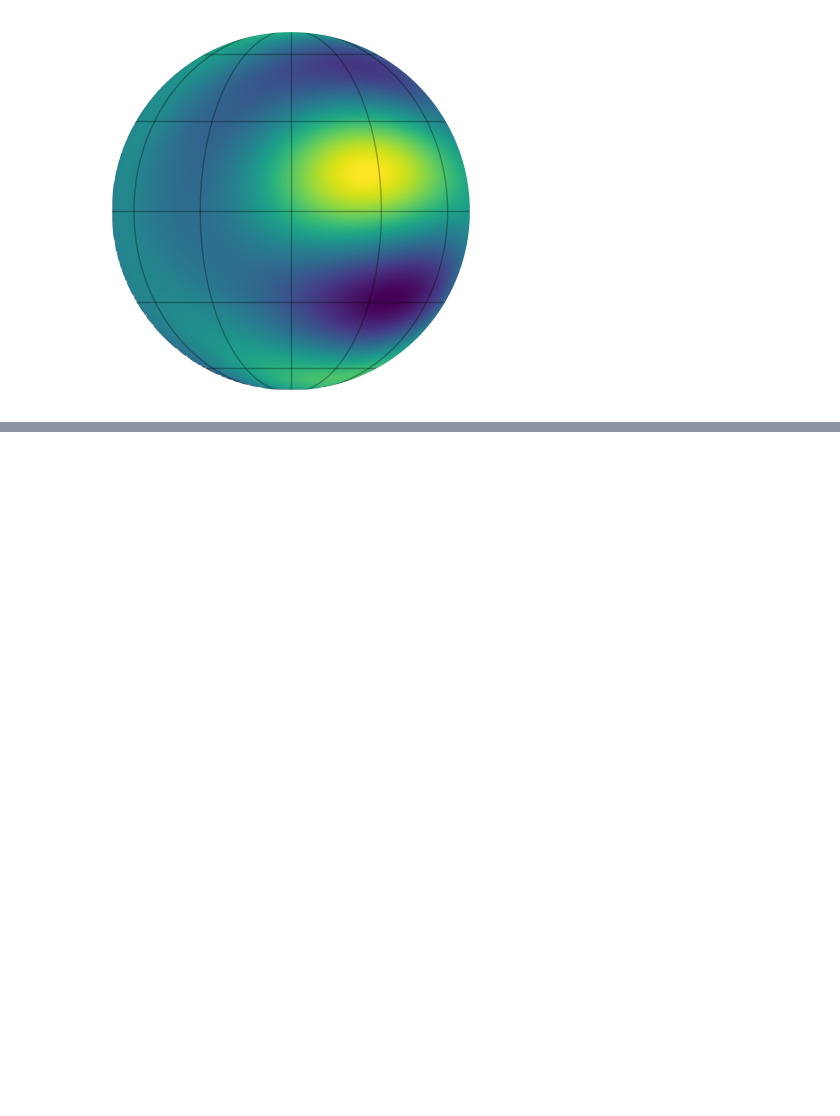
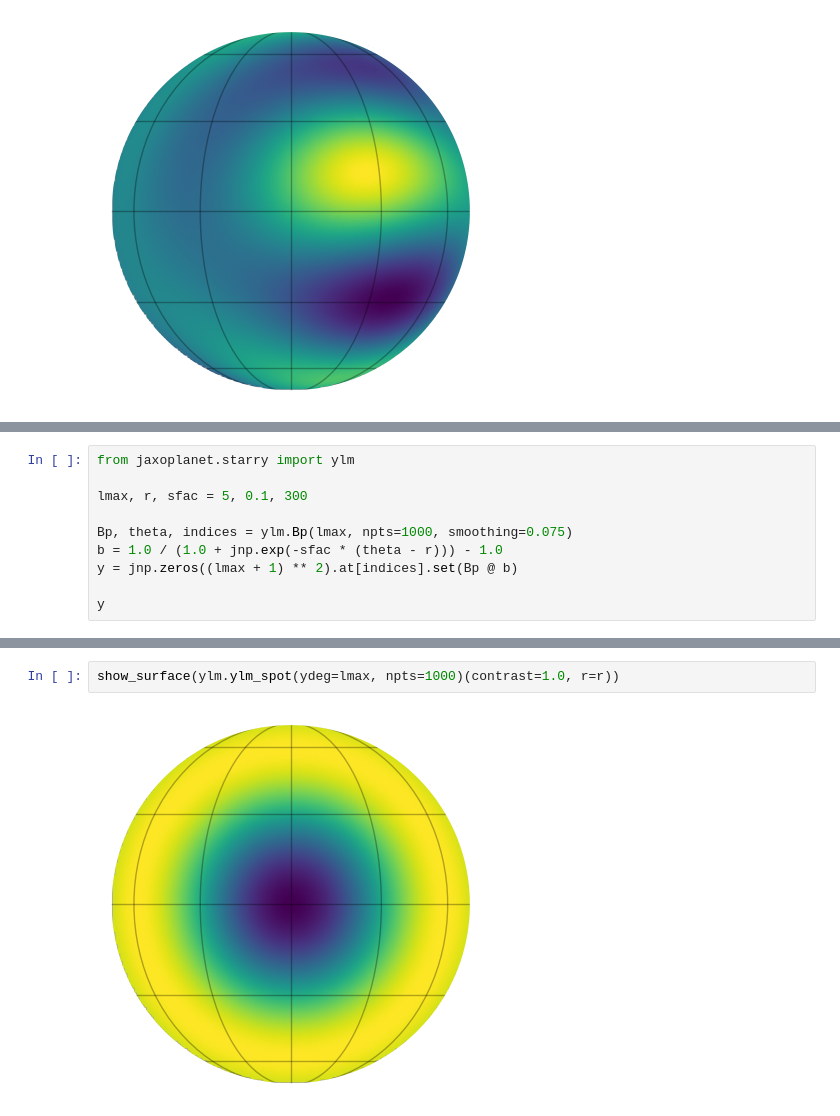
Before and after one commit to farr/StarryStarryProcessJaxoplanet, a Jupyter notebook: tests.ipynb, the cells around one changed output, grey strips where cells are left out. Drawn from its saved outputs; the diff is of its cells as text; blank space fills up the shorter version.

```diff
--- a/tests.ipynb
+++ b/tests.ipynb
@@ -139,0 +150,10 @@ Array([-3.9339066e-06,  0.0000000e+00,  0.0000000e+00,  0.0000000e+00,
+# %%
+from jaxoplanet.starry import ylm
+
+lmax, r, sfac = 5, 0.1, 300
+
+Bp, theta, indices = ylm.Bp(lmax, npts=1000, smoothing=0.075)
+b = 1.0 / (1.0 + jnp.exp(-sfac * (theta - r))) - 1.0
+y = jnp.zeros((lmax + 1) ** 2).at[indices].set(Bp @ b)
+
+y
@@ -139,0 +243,4 @@ Array([-3.9339066e-06,  0.0000000e+00,  0.0000000e+00,  0.0000000e+00,
+# %%
+show_surface(ylm.ylm_spot(ydeg=lmax, npts=1000)(contrast=1.0, r=r))
+# %% [output]
+[figure, added]
```
Also changed, not shown: parts of 20 cells of this notebook.
